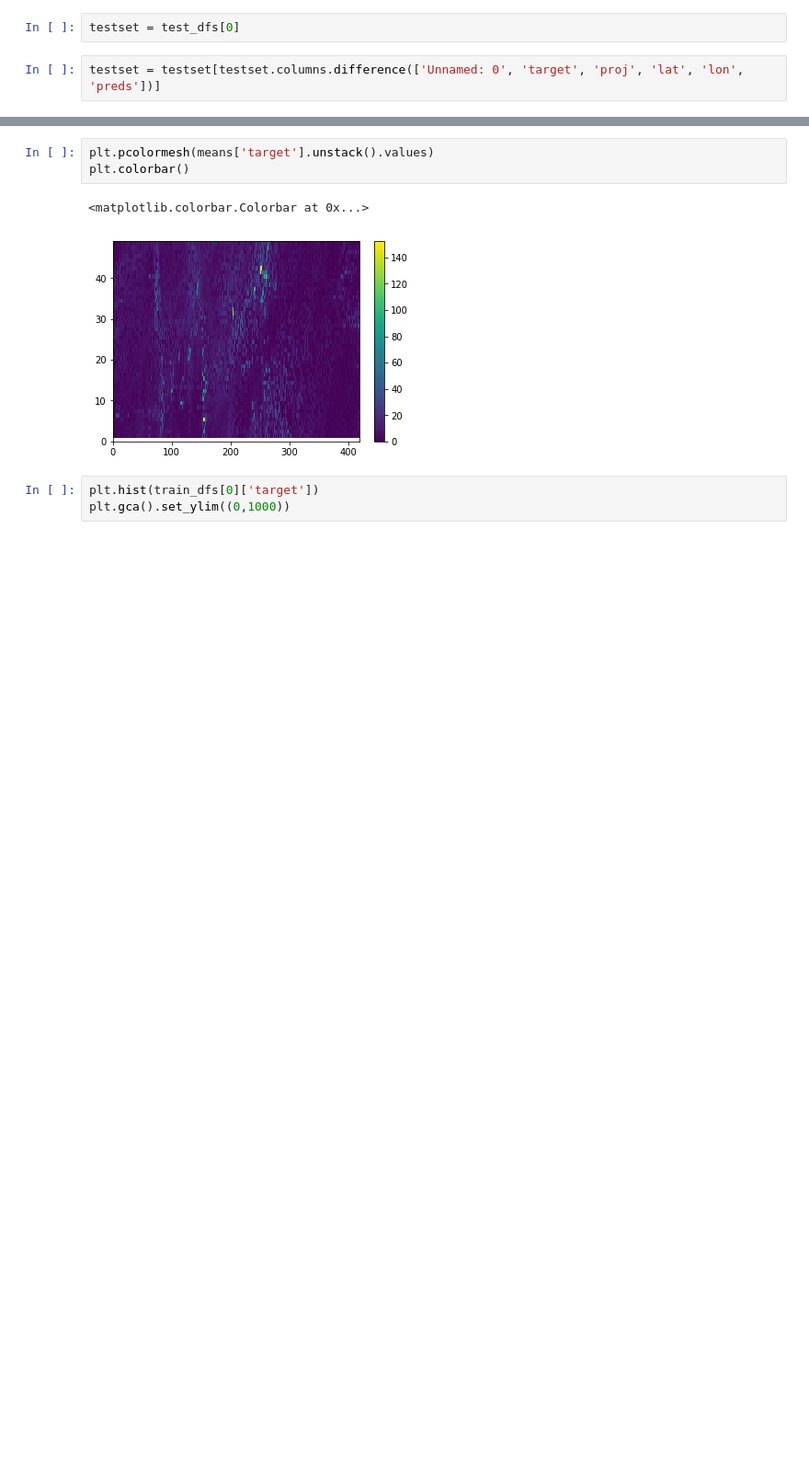
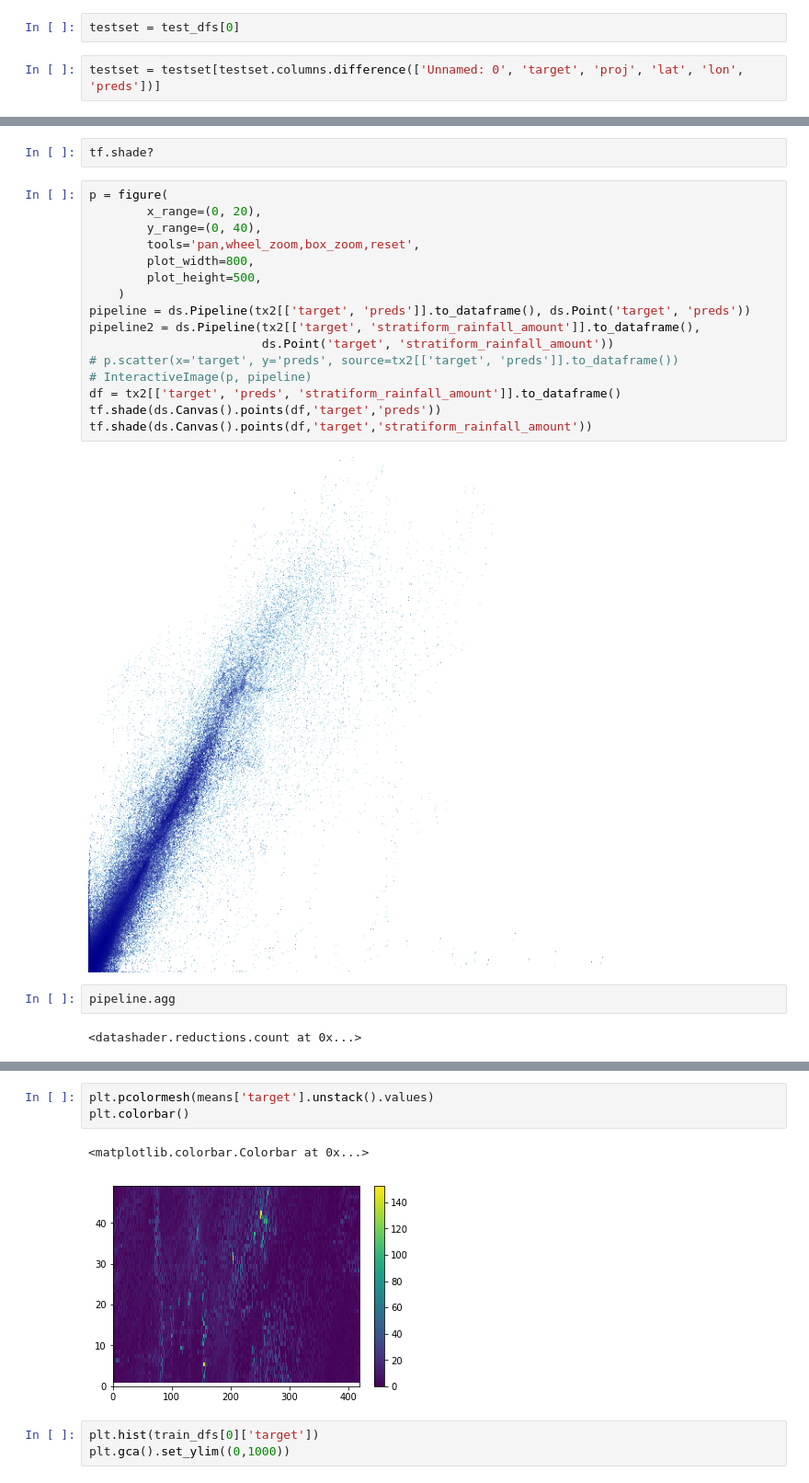
Before and after one commit to informatics-lab/RF_precip_downscaling, a Jupyter notebook: analysis.ipynb, the cells around one changed output, grey strips where cells are left out. Shown: that part at 92% size. Cells and saved outputs as stored; diff of their text form; blank space fills up the shorter version.

```diff
--- a/analysis.ipynb
+++ b/analysis.ipynb
@@ -188,0 +249,24 @@ tdf['lat'] = tdf.apply(lambda x: x['proj'][1], axis=1)
+# %%
+tf.shade?
+# %%
+p = figure(
+        x_range=(0, 20),
+        y_range=(0, 40),
+        tools='pan,wheel_zoom,box_zoom,reset',
+        plot_width=800,
+        plot_height=500,
+    )
+pipeline = ds.Pipeline(tx2[['target', 'preds']].to_dataframe(), ds.Point('target', 'preds'))
+pipeline2 = ds.Pipeline(tx2[['target', 'stratiform_rainfall_amount']].to_dataframe(),
+                        ds.Point('target', 'stratiform_rainfall_amount'))
+# p.scatter(x='target', y='preds', source=tx2[['target', 'preds']].to_dataframe())
+# InteractiveImage(p, pipeline)
+df = tx2[['target', 'preds', 'stratiform_rainfall_amount']].to_dataframe()
+tf.shade(ds.Canvas().points(df,'target','preds'))
+tf.shade(ds.Canvas().points(df,'target','stratiform_rainfall_amount'))
+# %% [output]
+[figure, added]
+# %%
+pipeline.agg
+# %% [output]
+<datashader.reductions.count at 0x...>
```
Also changed, not shown: parts of 29 cells of this notebook, 2 other files.
